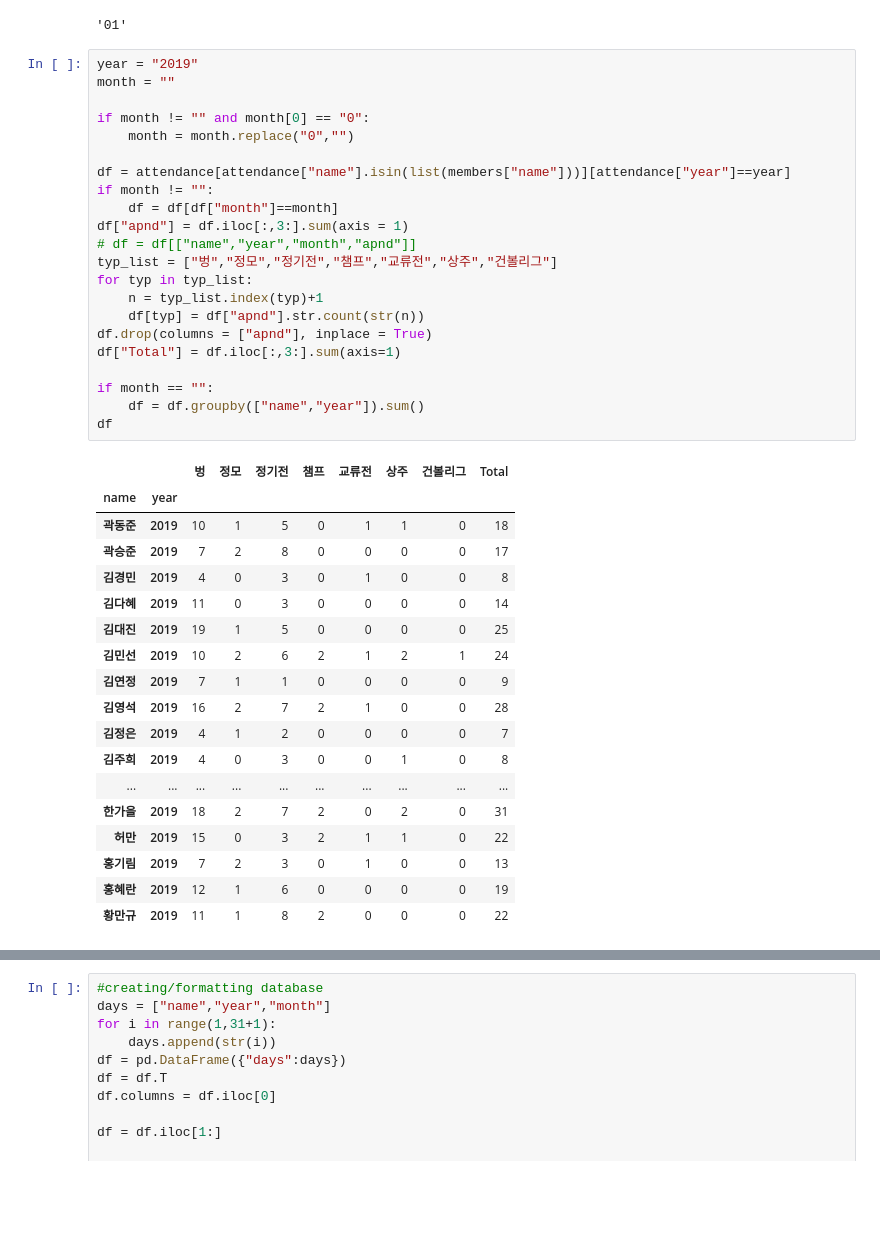
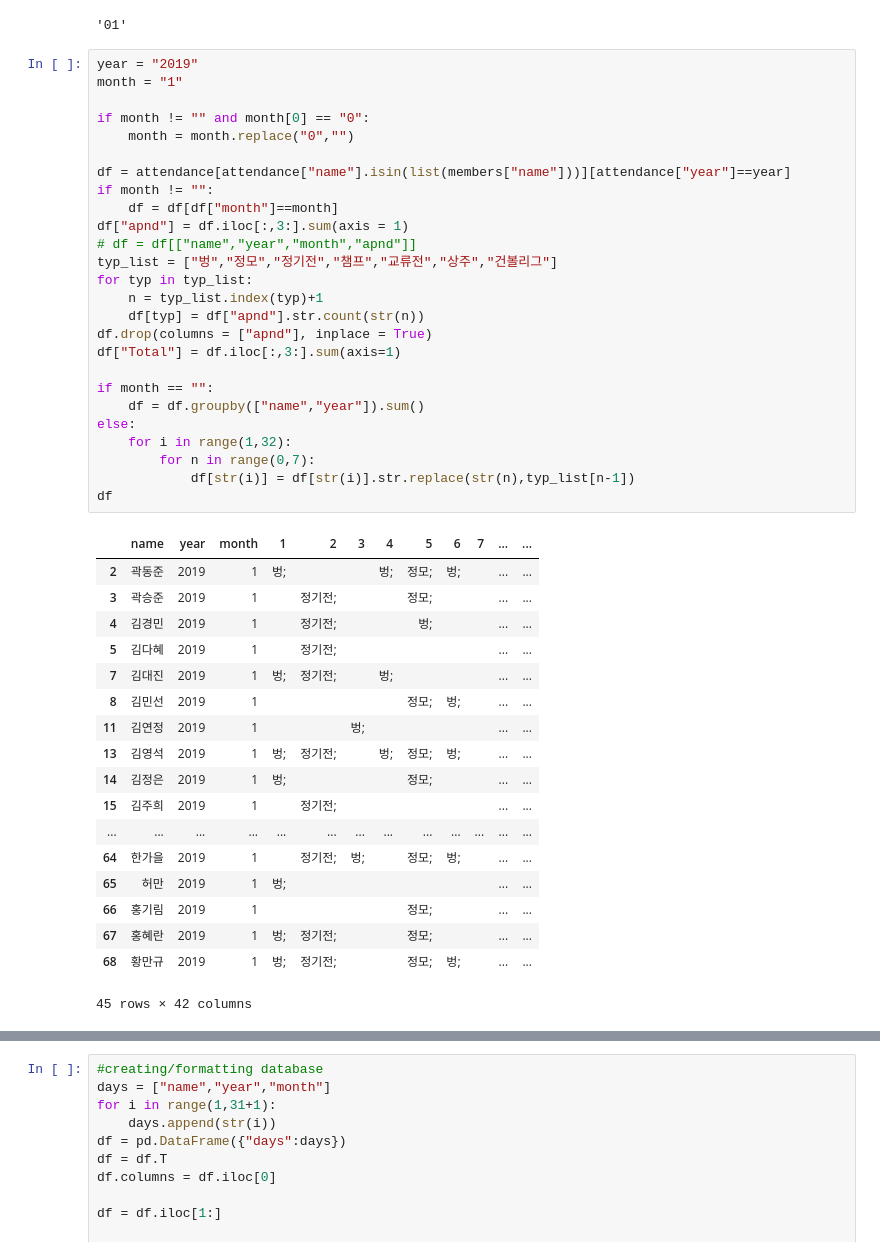
Before and after one commit to yundk7/Bowling_Team_Heroku, a Jupyter notebook: pet_pals/Untitled.ipynb, the cells around one changed output, grey strips where cells are left out. Saved outputs shown, nothing was run; the diff lists cells and outputs as text; blank space fills up the shorter version.

```diff
--- a/pet_pals/Untitled.ipynb
+++ b/pet_pals/Untitled.ipynb
@@ -14,42 +35,46 @@ month
 '01'
 # %%
 year = "2019"
-month = ""
+month = "1"
 
 if month != "" and month[0] == "0":
     month = month.replace("0","")
 
 df = attendance[attendance["name"].isin(list(members["name"]))][attendance["year"]==year]
 if month != "":
     df = df[df["month"]==month]
 df["apnd"] = df.iloc[:,3:].sum(axis = 1)
 # df = df[["name","year","month","apnd"]]
 typ_list = ["벙","정모","정기전","챔프","교류전","상주","건볼리그"]
 for typ in typ_list:
     n = typ_list.index(typ)+1
     df[typ] = df["apnd"].str.count(str(n))
 df.drop(columns = ["apnd"], inplace = True)
 df["Total"] = df.iloc[:,3:].sum(axis=1)
 
 if month == "":
     df = df.groupby(["name","year"]).sum()
+else:
+    for i in range(1,32):
+        for n in range(0,7):
+            df[str(i)] = df[str(i)].str.replace(str(n),typ_list[n-1])
 df
 # %% [output]
-|  |  | 벙 | 정모 | 정기전 | 챔프 | 교류전 | 상주 | 건볼리그 | Total |
-| name | year |  |  |  |  |  |  |  |  |
-| 곽동준 | 2019 | 10 | 1 | 5 | 0 | 1 | 1 | 0 | 18 |
-| 곽승준 | 2019 | 7 | 2 | 8 | 0 | 0 | 0 | 0 | 17 |
-| 김경민 | 2019 | 4 | 0 | 3 | 0 | 1 | 0 | 0 | 8 |
-| 김다혜 | 2019 | 11 | 0 | 3 | 0 | 0 | 0 | 0 | 14 |
-| 김대진 | 2019 | 19 | 1 | 5 | 0 | 0 | 0 | 0 | 25 |
-| 김민선 | 2019 | 10 | 2 | 6 | 2 | 1 | 2 | 1 | 24 |
-| 김연정 | 2019 | 7 | 1 | 1 | 0 | 0 | 0 | 0 | 9 |
-| 김영석 | 2019 | 16 | 2 | 7 | 2 | 1 | 0 | 0 | 28 |
-| 김정은 | 2019 | 4 | 1 | 2 | 0 | 0 | 0 | 0 | 7 |
-| 김주희 | 2019 | 4 | 0 | 3 | 0 | 0 | 1 | 0 | 8 |
-| ... | ... | ... | ... | ... | ... | ... | ... | ... | ... |
-| 한가을 | 2019 | 18 | 2 | 7 | 2 | 0 | 2 | 0 | 31 |
-| 허만 | 2019 | 15 | 0 | 3 | 2 | 1 | 1 | 0 | 22 |
-| 홍기림 | 2019 | 7 | 2 | 3 | 0 | 1 | 0 | 0 | 13 |
-| 홍혜란 | 2019 | 12 | 1 | 6 | 0 | 0 | 0 | 0 | 19 |
-| 황만규 | 2019 | 11 | 1 | 8 | 2 | 0 | 0 | 0 | 22 |
+|  | name | year | month | 1 | 2 | 3 | 4 | 5 | 6 | 7 | ... | ... |
+| 2 | 곽동준 | 2019 | 1 | 벙; |  |  | 벙; | 정모; | 벙; |  | ... | ... |
+| 3 | 곽승준 | 2019 | 1 |  | 정기전; |  |  | 정모; |  |  | ... | ... |
+| 4 | 김경민 | 2019 | 1 |  | 정기전; |  |  | 벙; |  |  | ... | ... |
+| 5 | 김다혜 | 2019 | 1 |  | 정기전; |  |  |  |  |  | ... | ... |
+| 7 | 김대진 | 2019 | 1 | 벙; | 정기전; |  | 벙; |  |  |  | ... | ... |
+| 8 | 김민선 | 2019 | 1 |  |  |  |  | 정모; | 벙; |  | ... | ... |
+| 11 | 김연정 | 2019 | 1 |  |  | 벙; |  |  |  |  | ... | ... |
+| 13 | 김영석 | 2019 | 1 | 벙; | 정기전; |  | 벙; | 정모; | 벙; |  | ... | ... |
+| 14 | 김정은 | 2019 | 1 | 벙; |  |  |  | 정모; |  |  | ... | ... |
+| 15 | 김주희 | 2019 | 1 |  | 정기전; |  |  |  |  |  | ... | ... |
+| ... | ... | ... | ... | ... | ... | ... | ... | ... | ... | ... | ... | ... |
+| 64 | 한가을 | 2019 | 1 |  | 정기전; | 벙; |  | 정모; | 벙; |  | ... | ... |
+| 65 | 허만 | 2019 | 1 | 벙; |  |  |  |  |  |  | ... | ... |
+| 66 | 홍기림 | 2019 | 1 |  |  |  |  | 정모; |  |  | ... | ... |
+| 67 | 홍혜란 | 2019 | 1 | 벙; | 정기전; |  |  | 정모; |  |  | ... | ... |
+| 68 | 황만규 | 2019 | 1 | 벙; | 정기전; |  |  | 정모; | 벙; |  | ... | ... |
+45 rows × 42 columns
```
Also changed, not shown: parts of 2 cells of this notebook, 5 other files.
